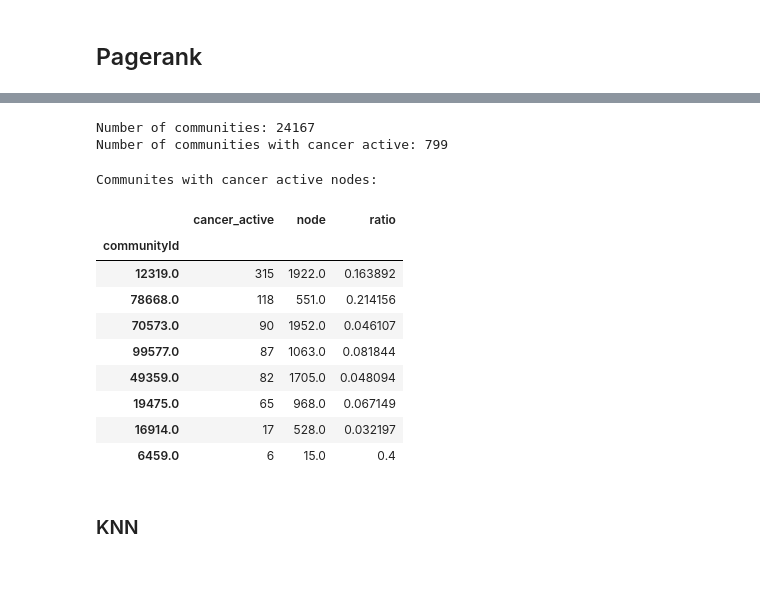
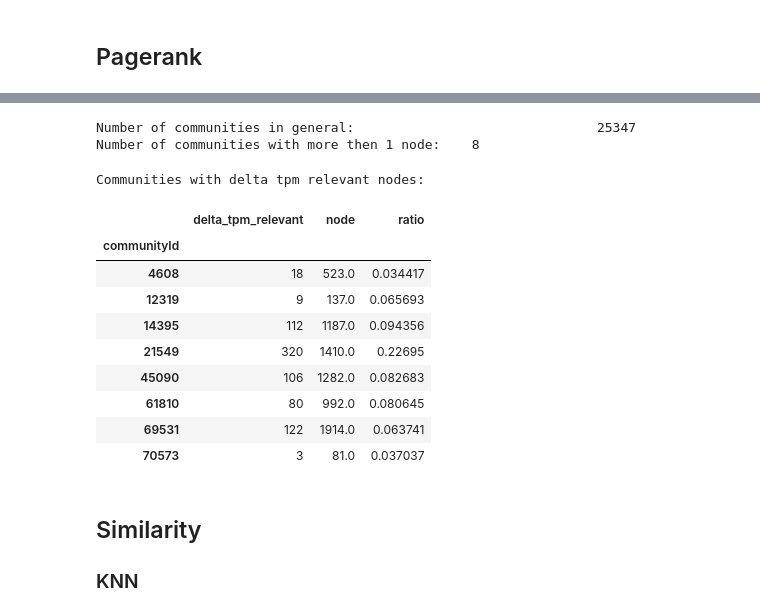
Before and after one commit to SiBergmann/gene_activity_in_lung_cancer, a Jupyter notebook: code/neo4j_graph_algos.ipynb, the cells around one changed output, grey strips where cells are left out. Drawn from its saved outputs; the diff is of its cells as text; code cells hidden in the pictures; blank space fills up the shorter version.

```diff
--- a/code/neo4j_graph_algos.ipynb
+++ b/code/neo4j_graph_algos.ipynb
@@ -227,41 +219,39 @@ df_louvain
 32865 rows × 5 columns
 # %%
 # number of communities
-print(f'Number of communities: {df_louvain["communityId"].nunique()}')
-df_louvain["communityId"].nunique()
+print(f'Number of communities in general: \t\t\t\t{df_louvain["communityId"].nunique()}')
 
-# number of communities with cancer active
-ca_comm = df_louvain.where(df_louvain["cancer_active"] == True).dropna()["communityId"]
-print(f'Number of communities with cancer active: {ca_comm.nunique()}')
+# group by communityId and count the number of cancer active nodes and the total number of nodes
+df_louvain_agg = df_louvain.groupby("communityId").agg({"delta_tpm_relevant": "sum", "node": "count"})
+# drop communities with a single node
+df_louvain_agg = df_louvain_agg.where(df_louvain_agg["node"] > 1).dropna()
+
+print(f'Number of communities with more then 1 node: \t{df_louvain_agg.shape[0]}')
 # %% [output]
-Number of communities: 24167
-Number of communities with cancer active: 799
+Number of communities in general:                               25347
+Number of communities with more then 1 node:    8
-# %%
-# Dataframe only with communities that have cancer active nodes
-df_louvain_ca = df_louvain.where(df_louvain["communityId"].isin(ca_comm)).dropna()
-
-# group by communityId and count the number of cancer active nodes and the total number of nodes
-df_louvain_ca_agg = df_louvain_ca.groupby("communityId").agg({"cancer_active": "sum", "node": "count"}).sort_values("cancer_active", ascending=False)
-df_louvain_ca_agg = df_louvain_ca_agg.where(df_louvain_ca_agg["node"] > 1).dropna()
-df_louvain_ca_agg["ratio"] = df_louvain_ca_agg["cancer_active"] / df_louvain_ca_agg["node"]
-
-print("Communities with cancer active nodes:")
-df_louvain_ca_agg
-# %% [output]
-Communites with cancer active nodes:
-|  | cancer_active | node | ratio |
-| communityId |  |  |  |
-| 12319.0 | 315 | 1922.0 | 0.163892 |
-| 78668.0 | 118 | 551.0 | 0.214156 |
-| 70573.0 | 90 | 1952.0 | 0.046107 |
-| 99577.0 | 87 | 1063.0 | 0.081844 |
-| 49359.0 | 82 | 1705.0 | 0.048094 |
-| 19475.0 | 65 | 968.0 | 0.067149 |
-| 16914.0 | 17 | 528.0 | 0.032197 |
-| 6459.0 | 6 | 15.0 | 0.4 |
+# %%
+# calculate the ratio of cancer active nodes to the total number of nodes
+df_louvain_agg["ratio"] = df_louvain_agg["delta_tpm_relevant"] / df_louvain_agg["node"]
+
+print("Communities with delta tpm relevant nodes:")
+df_louvain_agg
+# %% [output]
+Communities with delta tpm relevant nodes:
+|  | delta_tpm_relevant | node | ratio |
+| communityId |  |  |  |
+| 4608 | 18 | 523.0 | 0.034417 |
+| 12319 | 9 | 137.0 | 0.065693 |
+| 14395 | 112 | 1187.0 | 0.094356 |
+| 21549 | 320 | 1410.0 | 0.22695 |
+| 45090 | 106 | 1282.0 | 0.082683 |
+| 61810 | 80 | 992.0 | 0.080645 |
+| 69531 | 122 | 1914.0 | 0.063741 |
+| 70573 | 3 | 81.0 | 0.037037 |
 # %%
 # TODO And now?
 # %% [markdown]
+## Similarity
 ### KNN
 # %%
 def run_knn() -> pd.DataFrame:
```
Also changed, not shown: parts of 9 cells of this notebook, 1 other file.
